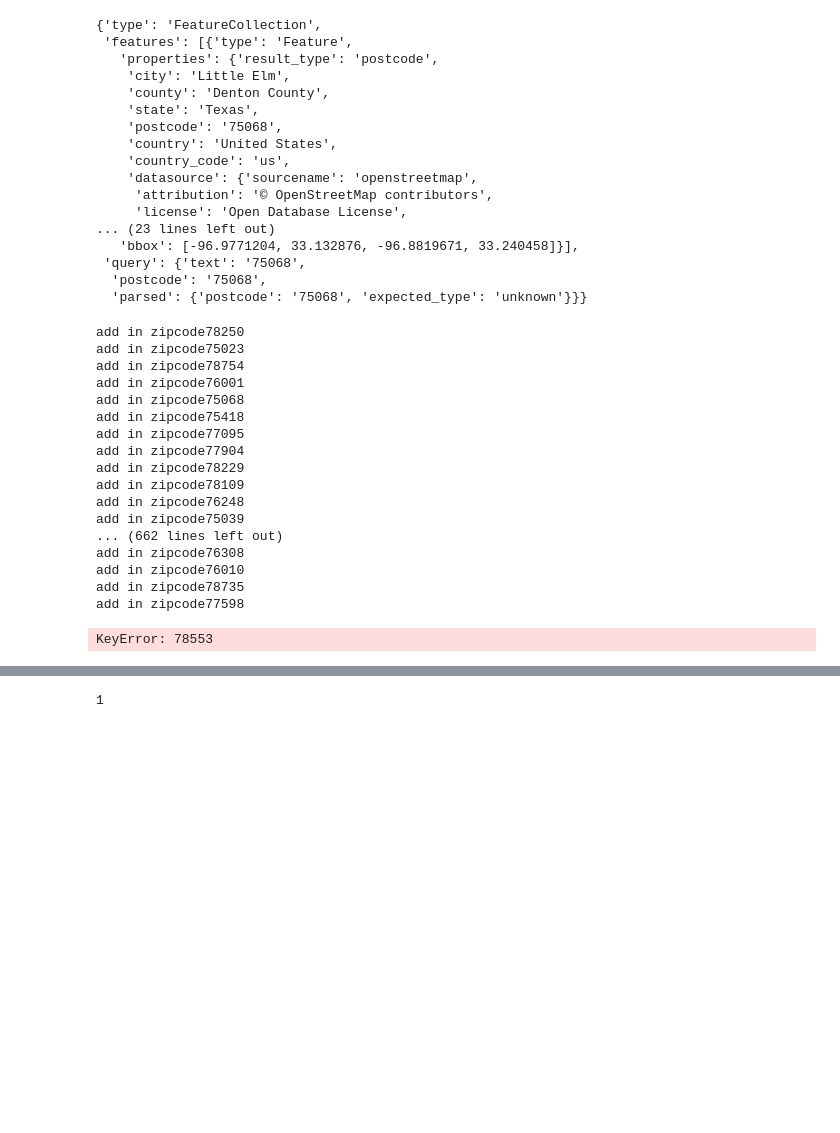
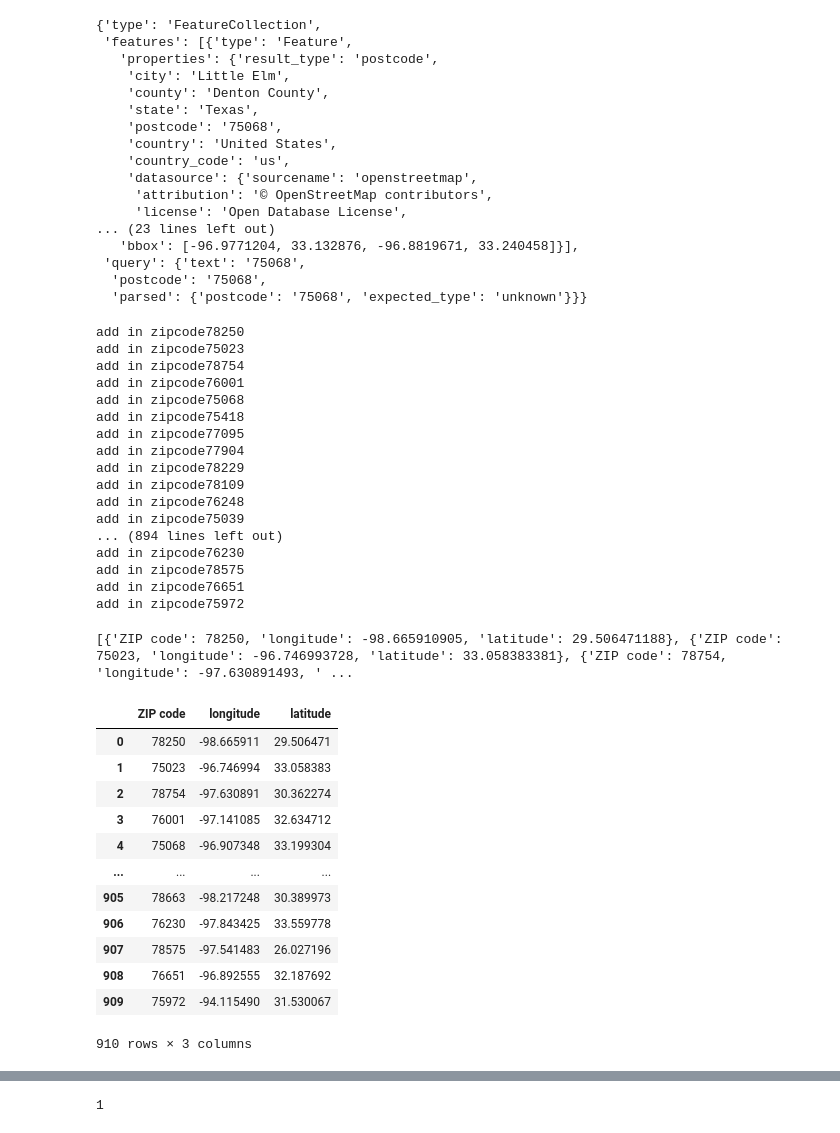
Before and after one commit to carlosvalenciano/Customer-Complaints, a Jupyter notebook: customer-complaints_jodee.ipynb, the cells around one changed output, grey strips where cells are left out. Saved outputs shown, nothing was run; the diff lists cells and outputs as text; code cells hidden in the pictures; blank space fills up the shorter version.

```diff
--- a/customer-complaints_jodee.ipynb
+++ b/customer-complaints_jodee.ipynb
@@ -251,14 +251,18 @@ for zipcode in unique_zipcodes:
         lat = resp['properties']['lat']
         long = resp['properties']['lon']
 
-        coord = {"lat":lat, "long":long}
-        zip_to_lat_lng[zipcode] = coord
+        zip_lat_lng_df.append({"ZIP code": zipcode,
+                               "longitude": long,
+                                "latitude": lat})
+
+#         coord = {"lat":lat, "long":long}
+#         zip_to_lat_lng[zipcode] = coord
         print(f'add in zipcode{zipcode}')
 
     except:
         pass
 
-zip_to_lat_lng
+zip_lat_lng_df
 # %% [output]
 add in zipcode78250
 add in zipcode75023
@@ -272,14 +276,26 @@ add in zipcode78229
 add in zipcode78109
 add in zipcode76248
 add in zipcode75039
-... (662 lines left out)
-add in zipcode76308
-add in zipcode76010
-add in zipcode78735
-add in zipcode77598
+... (894 lines left out)
+add in zipcode76230
+add in zipcode78575
+add in zipcode76651
+add in zipcode75972
+[{'ZIP code': 78250, 'longitude': -98.665910905, 'latitude': 29.506471188}, {'ZIP code': 75023, 'longitude': -96.746993728, 'latitude': 33.058383381}, {'ZIP code': 78754, 'longitude': -97.630891493, ' ...
-# %%
-complaints_metadata["latitude"] = complaints_metadata["ZIP code"].map(lambda zip: zip_to_lat_lng[zip]["lat"])
-complaints_metadata["longitude"] = complaints_metadata["ZIP code"].map(lambda zip: zip_to_lat_lng[zip]["lon"])
-complaints_metadata
-# %% [output]
-KeyError: 78553
+# %%
+zipcodes_df = pd.DataFrame(zip_lat_lng_df)
+zipcodes_df
+# %% [output]
+|  | ZIP code | longitude | latitude |
+| 0 | 78250 | -98.665911 | 29.506471 |
+| 1 | 75023 | -96.746994 | 33.058383 |
+| 2 | 78754 | -97.630891 | 30.362274 |
+| 3 | 76001 | -97.141085 | 32.634712 |
+| 4 | 75068 | -96.907348 | 33.199304 |
+| ... | ... | ... | ... |
+| 905 | 78663 | -98.217248 | 30.389973 |
+| 906 | 76230 | -97.843425 | 33.559778 |
+| 907 | 78575 | -97.541483 | 26.027196 |
+| 908 | 76651 | -96.892555 | 32.187692 |
+| 909 | 75972 | -94.115490 | 31.530067 |
+910 rows × 3 columns
```
Also changed, not shown: parts of 3 cells of this notebook.
